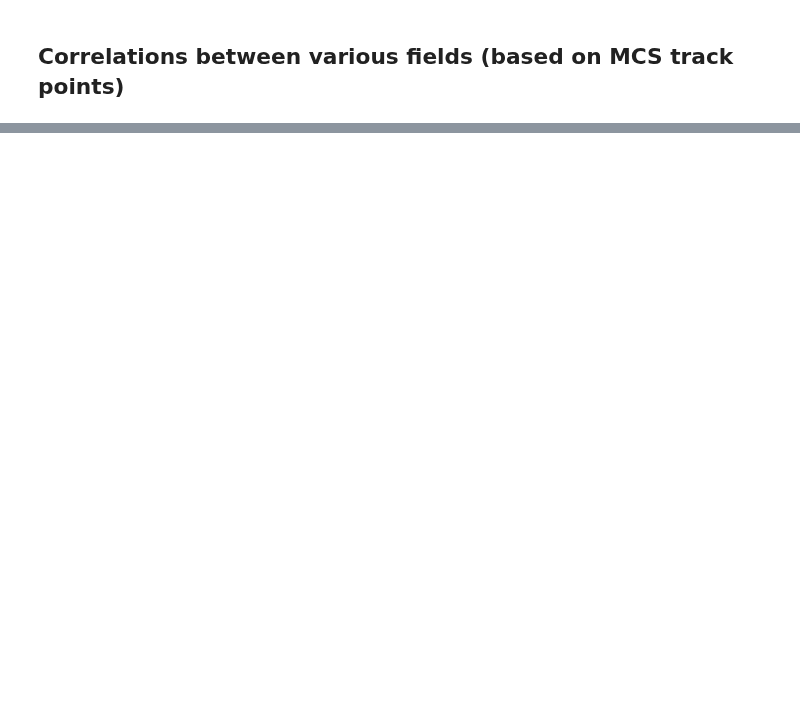
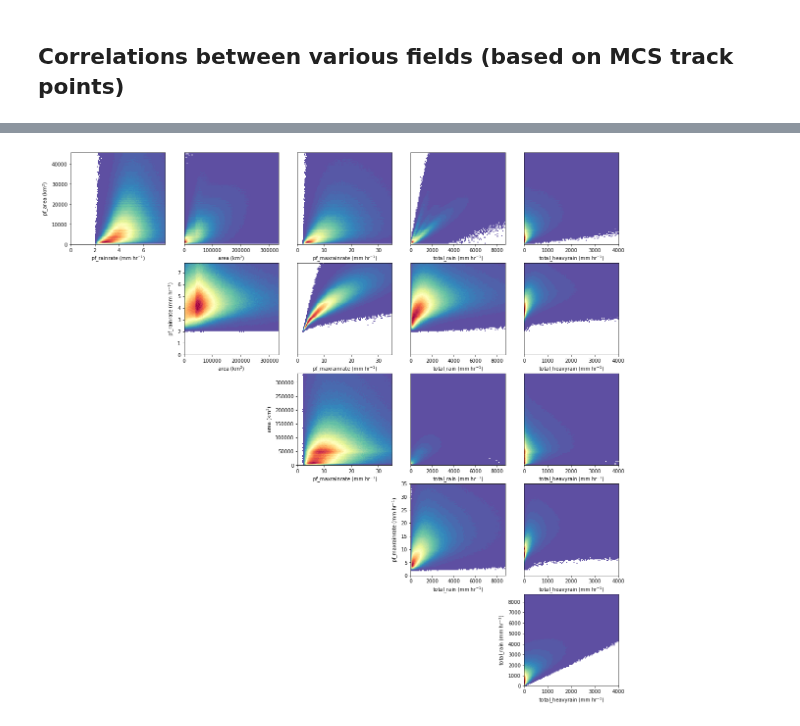
Before and after one commit to markmuetz/mcs_prime, a Jupyter notebook: ctrl/notebooks/track_analysis.ipynb, the cells around one changed output, grey strips where cells are left out. Drawn from its saved outputs; the diff is of its cells as text; code cells hidden in the pictures; blank space fills up the shorter version.

Commit message:
Update section of point-wise correlations (on mistakenot).

```diff
--- a/ctrl/notebooks/track_analysis.ipynb
+++ b/ctrl/notebooks/track_analysis.ipynb
@@ -371,2 +376,17 @@ total_heavyrain
 # %% [markdown]
 ## Correlations between various fields (based on MCS track points)
+# %%
+all_data = {}
+for var in variables:
+    print(var)
+    cache_path = results_cache / f'{var}_point_values.nc'
+    if cache_path.exists():
+        data = xr.open_dataarray(cache_path)
+    else:
+        if var[:2] == 'pf':
+            data = tracks.dstracks[var].mean(dim='nmaxpf')
+        else:
+            data = tracks.dstracks[var]
+        data = data.where(status >= 1)
+        data.to_netcdf(cache_path)
+    all_data[var] = data.values
@@ -373,9 +400,9 @@ total_heavyrain
 # %%
-def plot_track_point_data(ax, var1, var2, data1, data2):
-    nanmask = ~np.isnan(data1)
-    upper_limit1 = np.nanpercentile(data1, 90)
-    upper_limit2 = np.nanpercentile(data2, 90)
-    hist, xedges, yedges = np.histogram2d(data1[nanmask], data2[nanmask], bins=(np.linspace(0, upper_limit1, 101), np.linspace(0, upper_limit2, 101)), density=True)
+def plot_track_point_data(ax, var1, var2, data1, data2, percentile=90, plot_linregress=False, cbar=False):
+    nanmask = ~np.isnan(data1) & ~np.isnan(data2)
+    upper_limit1 = np.nanpercentile(data1, percentile)
+    upper_limit2 = np.nanpercentile(data2, percentile)
+    hist, xedges, yedges = np.histogram2d(data1[nanmask], data2[nanmask], bins=(np.linspace(0, upper_limit1, 102), np.linspace(0, upper_limit2, 101)), density=True)
     xmid = (xedges[:-1] + xedges[1:]) / 2
     ymid = (yedges[:-1] + yedges[1:]) / 2
     hist[hist == 0] = np.nan
@@ -383,34 +410,43 @@ def plot_track_point_data(ax, var1, var2, data1, data2):
     lev1 = np.array(np.linspace(0, 1, 64)) * np.nanmax(hist)
     norm = mpl.colors.BoundaryNorm(boundaries=lev1, ncolors=256)
 
-    pcm = ax.pcolormesh(ymid, xmid, hist, cmap=cmap, norm=norm)
-    plt.colorbar(pcm, ax=ax)
+    pcm = ax.pcolormesh(xmid, ymid, hist.T, cmap=cmap, norm=norm)
+    if cbar:
+        plt.colorbar(pcm, ax=ax)
 
-    reg = stats.linregress(data2, data1)
-    plt.plot(ymid, ymid * reg.slope + reg.intercept)
+    if plot_linregress:
+        reg = stats.linregress(data1[nanmask], data2[nanmask])
+        print(reg)
+        print(xmid[[0, -1]])
+        plt.plot(xmid, xmid * reg.slope + reg.intercept, 'r--')
 
-    ax.set_xlabel(f'{var2} ({units[var2]})')
-    ax.set_ylabel(f'{var1} ({units[var1]})')
+N = len(variables)
+fig, axes = plt.subplots(N - 1, N - 1)
+fig.set_size_inches(20, 20)
 
+for i in range(N - 1):
+    for j in range(1, N):
+        ax = axes[i, j - 1]
+        if i >= j:
+            fig.delaxes(ax)
+            # ax.hide()
+            continue
+        var1 = variables[i]
+        var2 = variables[j]
+        print(i, j, var1, var2)
+        plot_track_point_data(ax, var2, var1, all_data[var2], all_data[var1])
 
-all_data = {}
-for var in variables[:2]:
-    print(var)
-    cache_path = results_cache / f'{var}_point_values.nc'
-    if cache_path.exists():
-        data = xr.open_dataarray(cache_path)
-    else:
-        if var[:2] == 'pf':
-            data = tracks.dstracks[var].mean(dim='nmaxpf')
+        ax.set_xlabel(f'{var2} ({units[var2]})')
+        if i == j - 1:
+            ax.set_ylabel(f'{var1} ({units[var1]})')
         else:
-            data = tracks.dstracks[var]
-        data = data.where(status >= 1)
-        data.to_netcdf(cache_path)
-    all_data[var] = data.isel(tracks=slice(0, 100000)).values
+            ax.get_yaxis().set_visible(False)
 
+plt.show()
 
-for var1, var2 in list(itertools.combinations(variables[:2], 2))[:2]:
-    fig, ax = plt.subplots()
-    plot_track_point_data(ax, var1, var2, all_data[var1], all_data[var2])
-    plt.show()
+#for var1, var2 in list(itertools.combinations(variables, 2)):
+#    print(var1, var2)
+#    fig, ax = plt.subplots()
+#    plot_track_point_data(ax, var1, var2, all_data[var1], all_data[var2])
+#    plt.show()
 # %% [output]
@@ -418,0 +468 @@ pf_rainrate
+[figure, added]
```
Also changed, not shown: parts of 7 cells of this notebook.
